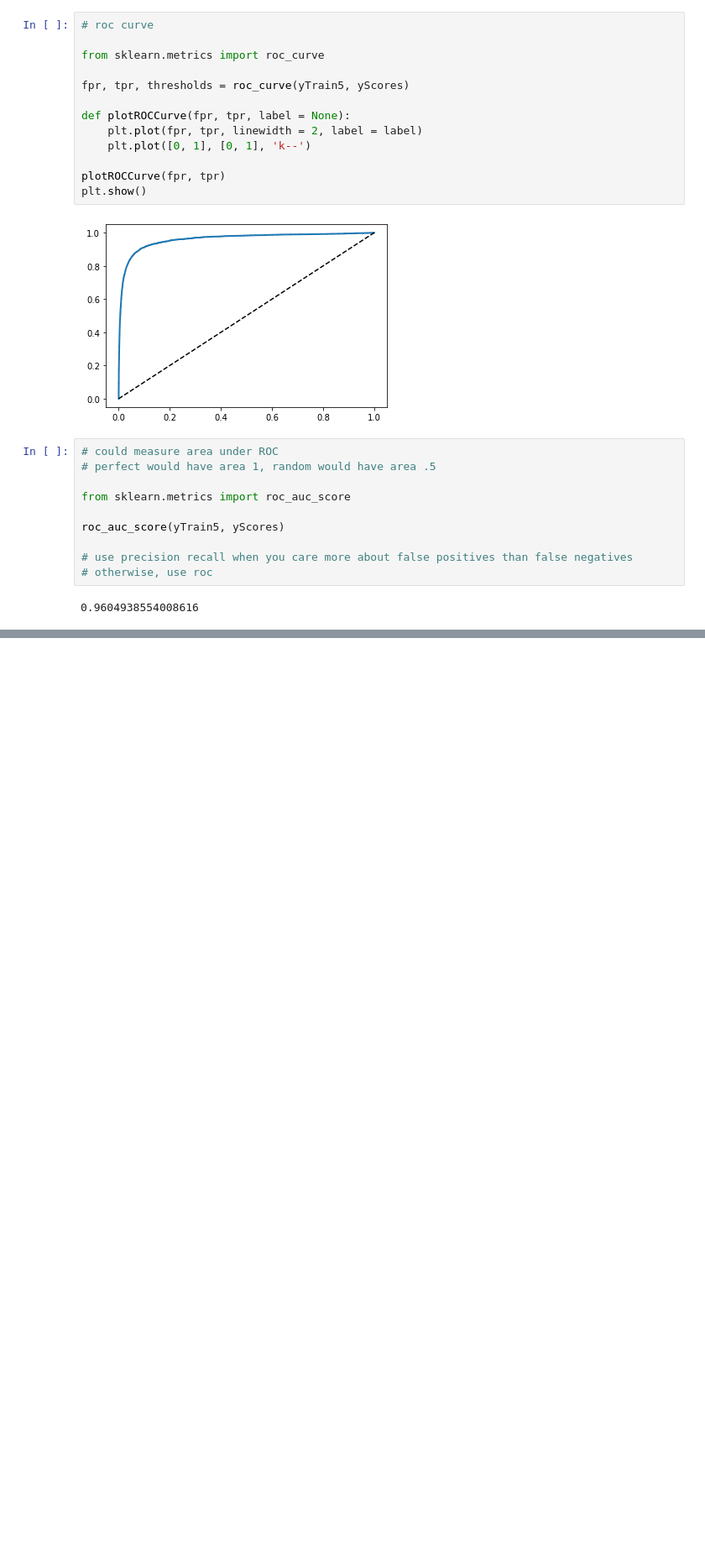
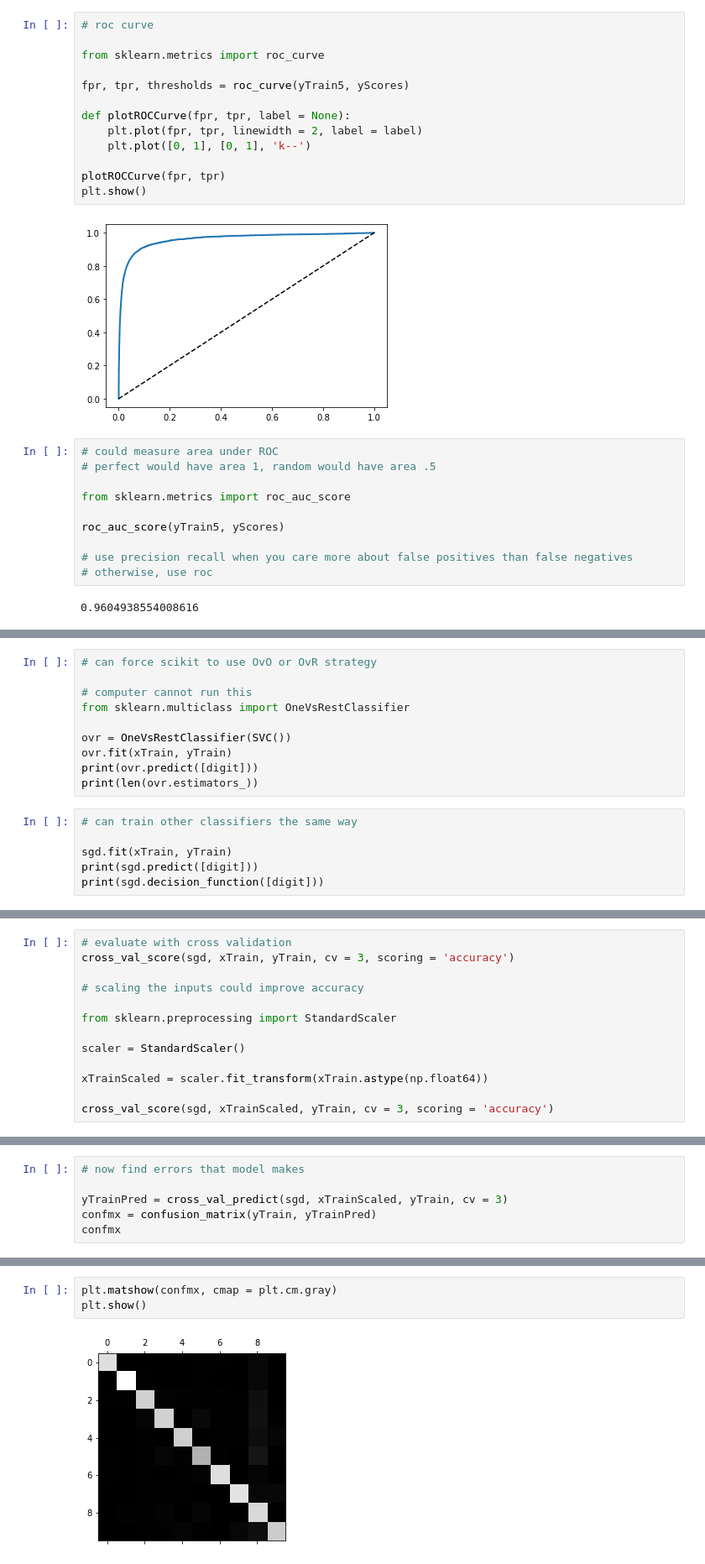
Before and after one commit to ajb5625/HOML2, a Jupyter notebook: Chapter3/Classification.ipynb, the cells around one changed output, grey strips where cells are left out. Shown: that part at 84% size. Cells and saved outputs as stored; diff of their text form; blank space fills up the shorter version.

```diff
--- a/Chapter3/Classification.ipynb
+++ b/Chapter3/Classification.ipynb
@@ -266,0 +293,16 @@ KeyboardInterrupt:
+# %%
+# can force scikit to use OvO or OvR strategy
+
+# computer cannot run this
+from sklearn.multiclass import OneVsRestClassifier
+
+ovr = OneVsRestClassifier(SVC())
+ovr.fit(xTrain, yTrain)
+print(ovr.predict([digit]))
+print(len(ovr.estimators_))
+# %%
+# can train other classifiers the same way
+
+sgd.fit(xTrain, yTrain)
+print(sgd.predict([digit]))
+print(sgd.decision_function([digit]))
@@ -266,0 +314,13 @@ KeyboardInterrupt:
+# %%
+# evaluate with cross validation
+cross_val_score(sgd, xTrain, yTrain, cv = 3, scoring = 'accuracy')
+
+# scaling the inputs could improve accuracy
+
+from sklearn.preprocessing import StandardScaler
+
+scaler = StandardScaler()
+
+xTrainScaled = scaler.fit_transform(xTrain.astype(np.float64))
+
+cross_val_score(sgd, xTrainScaled, yTrain, cv = 3, scoring = 'accuracy')
@@ -266,0 +329,6 @@ KeyboardInterrupt:
+# %%
+# now find errors that model makes
+
+yTrainPred = cross_val_predict(sgd, xTrainScaled, yTrain, cv = 3)
+confmx = confusion_matrix(yTrain, yTrainPred)
+confmx
@@ -266,0 +346,5 @@ KeyboardInterrupt:
+# %%
+plt.matshow(confmx, cmap = plt.cm.gray)
+plt.show()
+# %% [output]
+[figure, added]
```
Also changed, not shown: parts of 13 cells of this notebook.
